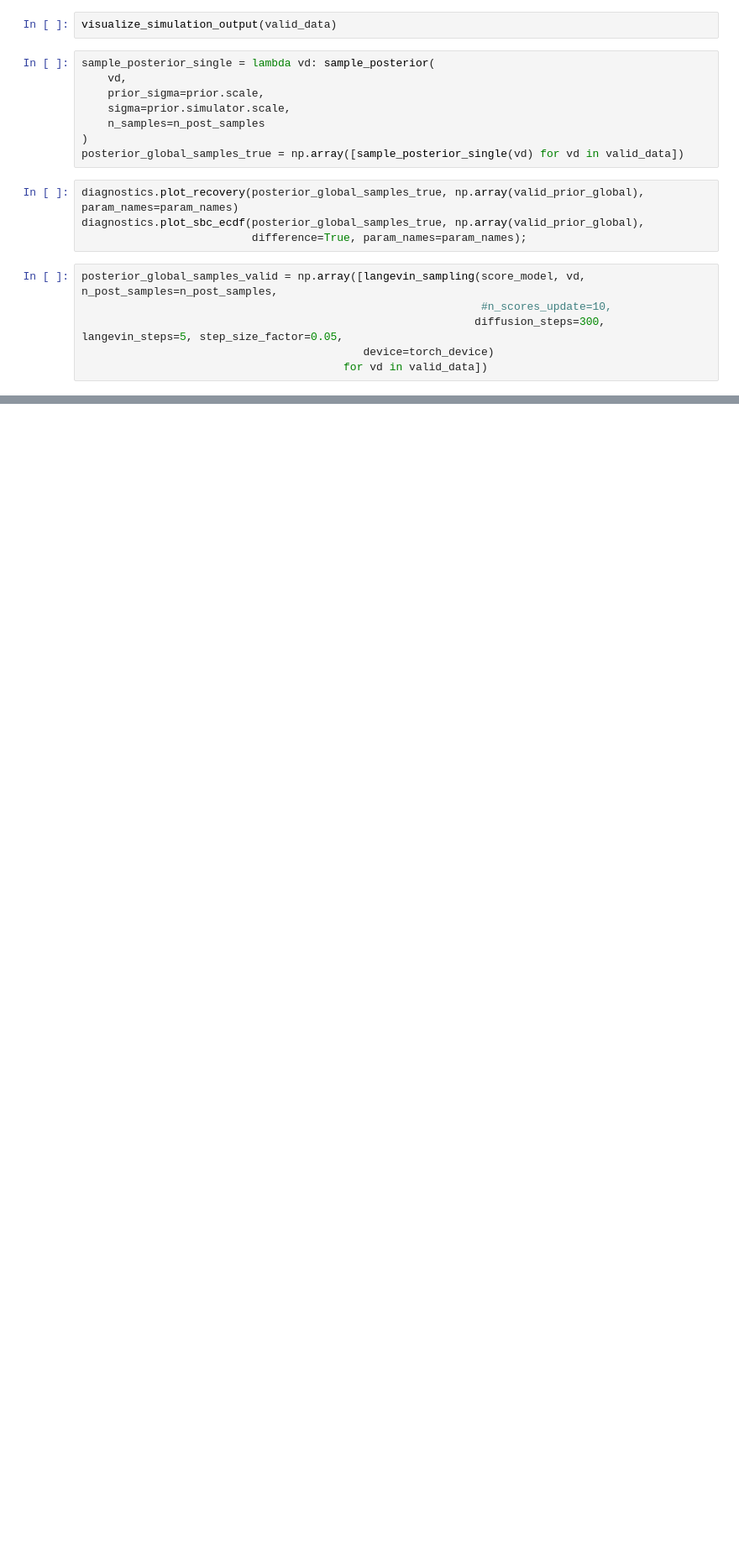
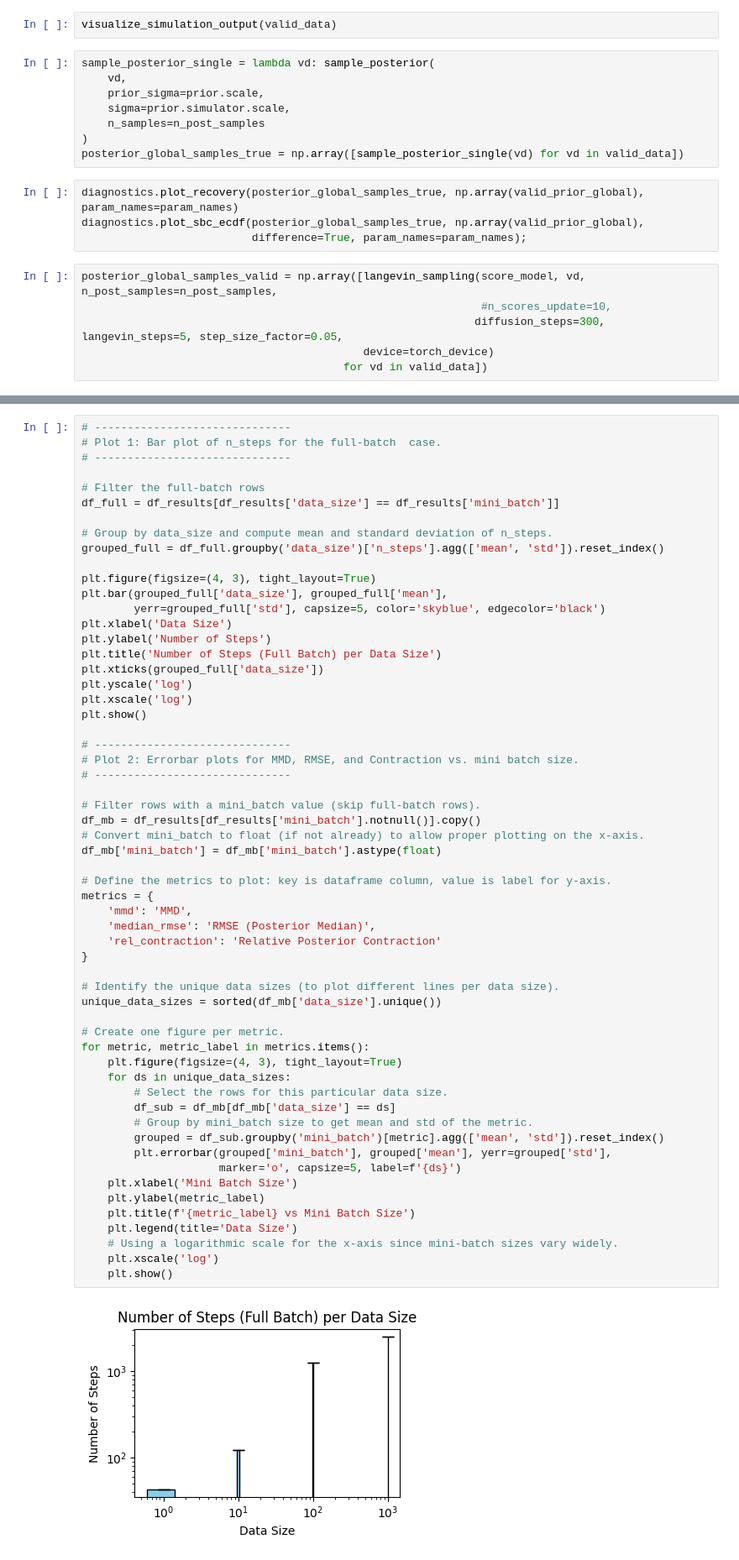
Before and after one commit to bayesflow-org/hierarchical-abi, a Jupyter notebook: gaussian flat score matching.ipynb, the cells around one changed output, grey strips where cells are left out. Shown at 84% size. Cells and saved outputs as stored; diff of their text form; blank space fills up the shorter version.

```diff
--- a/gaussian flat score matching.ipynb
+++ b/gaussian flat score matching.ipynb
@@ -411,0 +496,60 @@ plt.show()
+# %%
+# ------------------------------
+# Plot 1: Bar plot of n_steps for the full-batch  case.
+# ------------------------------
+
+# Filter the full-batch rows
+df_full = df_results[df_results['data_size'] == df_results['mini_batch']]
+
+# Group by data_size and compute mean and standard deviation of n_steps.
+grouped_full = df_full.groupby('data_size')['n_steps'].agg(['mean', 'std']).reset_index()
+
+plt.figure(figsize=(4, 3), tight_layout=True)
+plt.bar(grouped_full['data_size'], grouped_full['mean'],
+        yerr=grouped_full['std'], capsize=5, color='skyblue', edgecolor='black')
+plt.xlabel('Data Size')
+plt.ylabel('Number of Steps')
+plt.title('Number of Steps (Full Batch) per Data Size')
+plt.xticks(grouped_full['data_size'])
+plt.yscale('log')
+plt.xscale('log')
+plt.show()
+
+# ------------------------------
+# Plot 2: Errorbar plots for MMD, RMSE, and Contraction vs. mini batch size.
+# ------------------------------
+
+# Filter rows with a mini_batch value (skip full-batch rows).
+df_mb = df_results[df_results['mini_batch'].notnull()].copy()
+# Convert mini_batch to float (if not already) to allow proper plotting on the x-axis.
+df_mb['mini_batch'] = df_mb['mini_batch'].astype(float)
+
+# Define the metrics to plot: key is dataframe column, value is label for y-axis.
+metrics = {
+    'mmd': 'MMD',
+    'median_rmse': 'RMSE (Posterior Median)',
+    'rel_contraction': 'Relative Posterior Contraction'
+}
+
+# Identify the unique data sizes (to plot different lines per data size).
+unique_data_sizes = sorted(df_mb['data_size'].unique())
+
+# Create one figure per metric.
+for metric, metric_label in metrics.items():
+    plt.figure(figsize=(4, 3), tight_layout=True)
+    for ds in unique_data_sizes:
+        # Select the rows for this particular data size.
+        df_sub = df_mb[df_mb['data_size'] == ds]
+        # Group by mini_batch size to get mean and std of the metric.
+        grouped = df_sub.groupby('mini_batch')[metric].agg(['mean', 'std']).reset_index()
+        plt.errorbar(grouped['mini_batch'], grouped['mean'], yerr=grouped['std'],
+                     marker='o', capsize=5, label=f'{ds}')
+    plt.xlabel('Mini Batch Size')
+    plt.ylabel(metric_label)
+    plt.title(f'{metric_label} vs Mini Batch Size')
+    plt.legend(title='Data Size')
+    # Using a logarithmic scale for the x-axis since mini-batch sizes vary widely.
+    plt.xscale('log')
+    plt.show()
+# %% [output]
+[figure, added]
```
Also changed, not shown: parts of 30 cells of this notebook, 33 other files.
